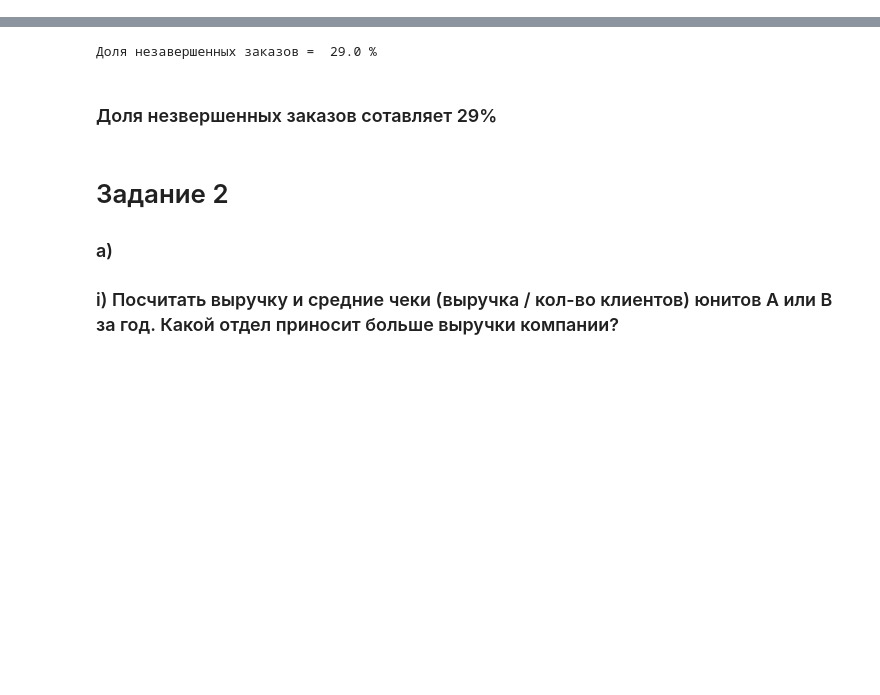
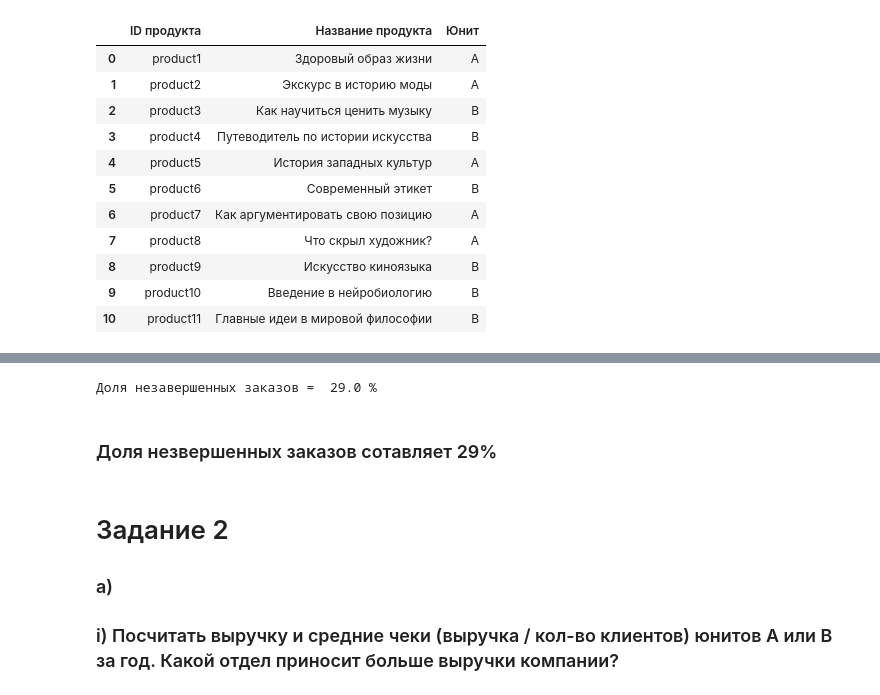
Before and after one commit to zradmila/task_sinc, a Jupyter notebook: test.ipynb, the cells around one changed output, grey strips where cells are left out. Saved outputs shown, nothing was run; the diff lists cells and outputs as text; code cells hidden in the pictures; blank space fills up the shorter version.

```diff
--- a/test.ipynb
+++ b/test.ipynb
@@ -8,5 +8,4 @@ names = file.sheet_names
 # %%
-df1 = pd.read_excel(file, names[0])
-df2 = pd.read_excel(file, names[1])
-df3 = pd.read_excel(file, names[2])
-df2
+products = pd.read_excel(file, names[0])
+orders = pd.read_excel(file, names[1])
+nps = pd.read_excel(file, names[2])
@@ -26,0 +12,15 @@ df2
+# %%
+products
+# %% [output]
+|  | ID продукта | Название продукта | Юнит |
+| 0 | product1 | Здоровый образ жизни | A |
+| 1 | product2 | Экскурс в историю моды | A |
+| 2 | product3 | Как научиться ценить музыку | B |
+| 3 | product4 | Путеводитель по истории искусства | B |
+| 4 | product5 | История западных культур | A |
+| 5 | product6 | Современный этикет | B |
+| 6 | product7 | Как аргументировать свою позицию | A |
+| 7 | product8 | Что скрыл художник? | A |
+| 8 | product9 | Искусство киноязыка | B |
+| 9 | product10 | Введение в нейробиологию | B |
+| 10 | product11 | Главные идеи в мировой философии | B |
```
Also changed, not shown: parts of 46 cells of this notebook.
